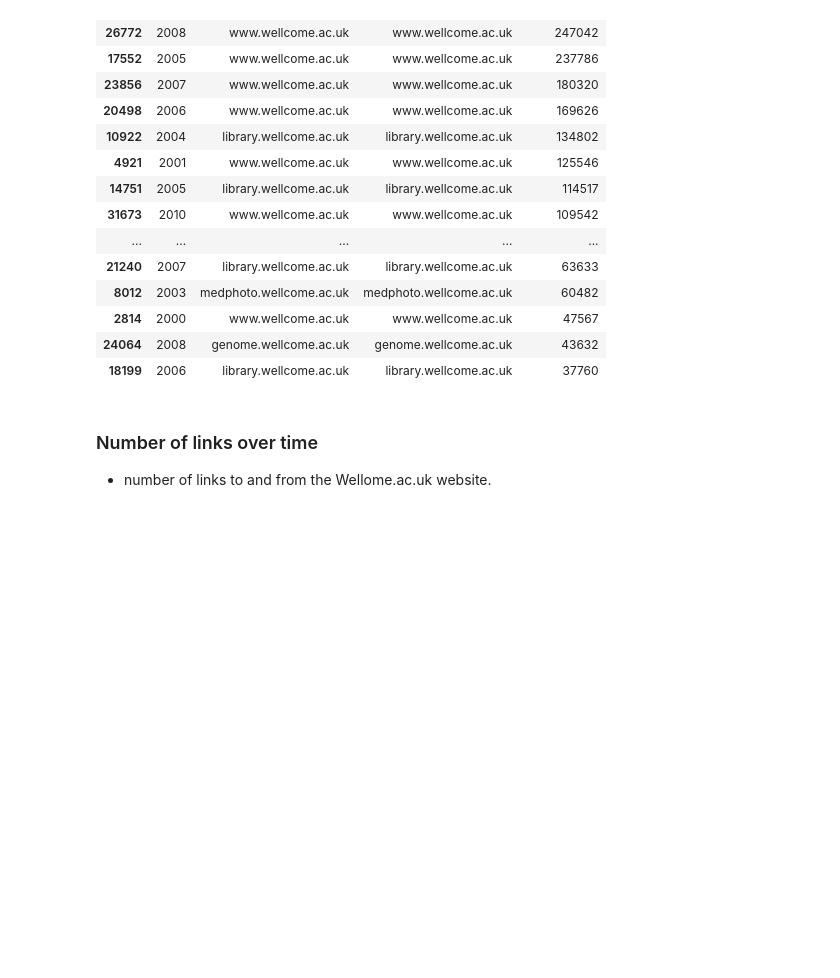
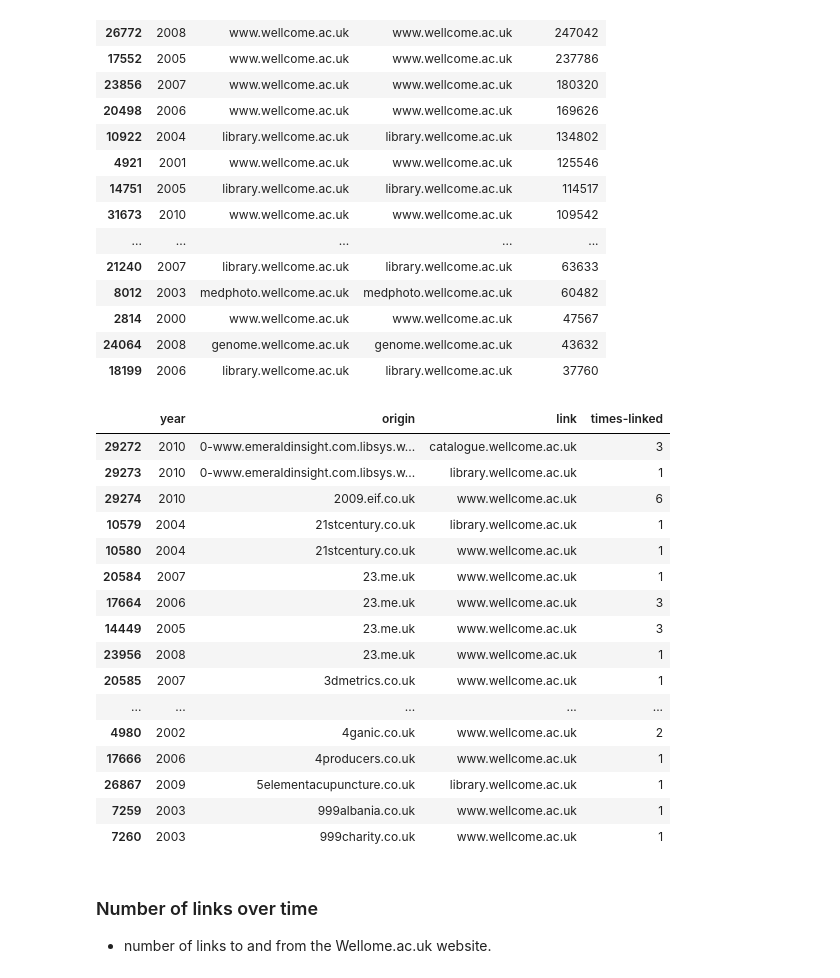
Before and after one commit to davanstrien/uk-web-archive-open-data-wellcome-project, a Jupyter notebook: Wellcome-linkage.ipynb, the cells around one changed output. Drawn from its saved outputs; the diff is of its cells as text; code cells hidden in the pictures; blank space fills up the shorter version.

```diff
--- a/Wellcome-linkage.ipynb
+++ b/Wellcome-linkage.ipynb
@@ -63,6 +64,26 @@ wellcome_data.sort_values(by='times-linked', ascending=0)[:20]
 | 2814 | 2000 | www.wellcome.ac.uk | www.wellcome.ac.uk | 47567 |
 | 24064 | 2008 | genome.wellcome.ac.uk | genome.wellcome.ac.uk | 43632 |
 | 18199 | 2006 | library.wellcome.ac.uk | library.wellcome.ac.uk | 37760 |
+# %%
+wellcome_data.sort_values(by='origin', ascending=1)[:20]
+# %% [output]
+|  | year | origin | link | times-linked |
+| 29272 | 2010 | 0-www.emeraldinsight.com.libsys.w... | catalogue.wellcome.ac.uk | 3 |
+| 29273 | 2010 | 0-www.emeraldinsight.com.libsys.w... | library.wellcome.ac.uk | 1 |
+| 29274 | 2010 | 2009.eif.co.uk | www.wellcome.ac.uk | 6 |
+| 10579 | 2004 | 21stcentury.co.uk | library.wellcome.ac.uk | 1 |
+| 10580 | 2004 | 21stcentury.co.uk | www.wellcome.ac.uk | 1 |
+| 20584 | 2007 | 23.me.uk | www.wellcome.ac.uk | 1 |
+| 17664 | 2006 | 23.me.uk | www.wellcome.ac.uk | 3 |
+| 14449 | 2005 | 23.me.uk | www.wellcome.ac.uk | 3 |
+| 23956 | 2008 | 23.me.uk | www.wellcome.ac.uk | 1 |
+| 20585 | 2007 | 3dmetrics.co.uk | www.wellcome.ac.uk | 1 |
+| ... | ... | ... | ... | ... |
+| 4980 | 2002 | 4ganic.co.uk | www.wellcome.ac.uk | 2 |
+| 17666 | 2006 | 4producers.co.uk | www.wellcome.ac.uk | 1 |
+| 26867 | 2009 | 5elementacupuncture.co.uk | library.wellcome.ac.uk | 1 |
+| 7259 | 2003 | 999albania.co.uk | www.wellcome.ac.uk | 1 |
+| 7260 | 2003 | 999charity.co.uk | www.wellcome.ac.uk | 1 |
 # %% [markdown]
 ### Number of links over time
 
```
Also changed, not shown: parts of 10 cells of this notebook, 1 other file.
